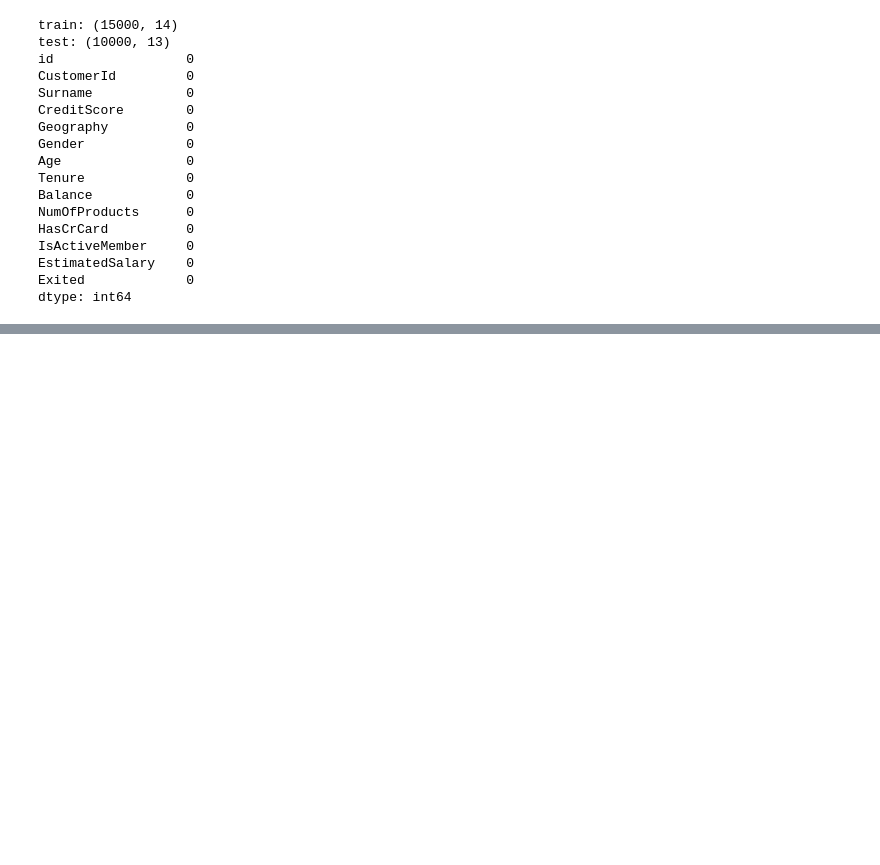
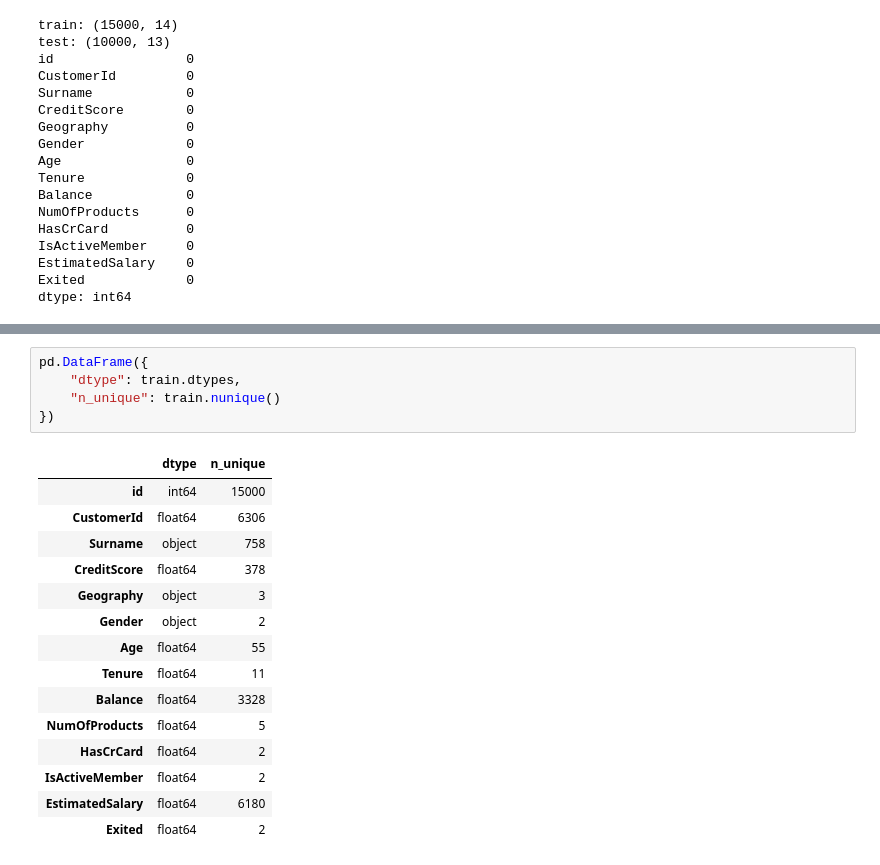
Before and after one commit to Talibdev27/bank-churn-prediction, a Jupyter notebook: churn.ipynb, the cells around one changed output, grey strips where cells are left out. Drawn from its saved outputs; the diff is of its cells as text; blank space fills up the shorter version.

```diff
--- a/churn.ipynb
+++ b/churn.ipynb
@@ -57,0 +75,21 @@ dtype: int64
+# %%
+pd.DataFrame({
+    "dtype": train.dtypes,
+    "n_unique": train.nunique()
+})
+# %% [output]
+|  | dtype | n_unique |
+| id | int64 | 15000 |
+| CustomerId | float64 | 6306 |
+| Surname | object | 758 |
+| CreditScore | float64 | 378 |
+| Geography | object | 3 |
+| Gender | object | 2 |
+| Age | float64 | 55 |
+| Tenure | float64 | 11 |
+| Balance | float64 | 3328 |
+| NumOfProducts | float64 | 5 |
+| HasCrCard | float64 | 2 |
+| IsActiveMember | float64 | 2 |
+| EstimatedSalary | float64 | 6180 |
+| Exited | float64 | 2 |
```
Also changed, not shown: parts of 8 cells of this notebook.
